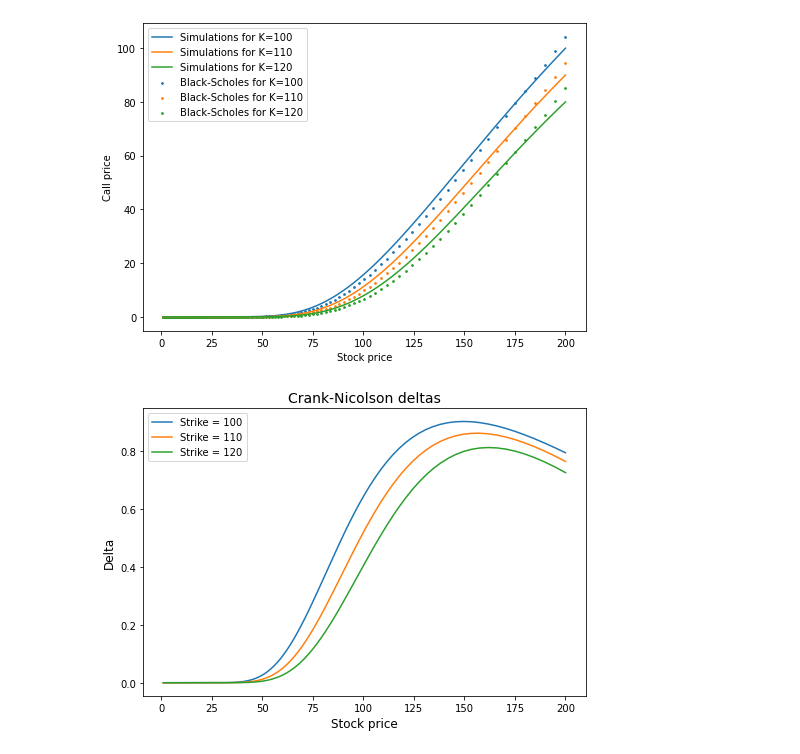
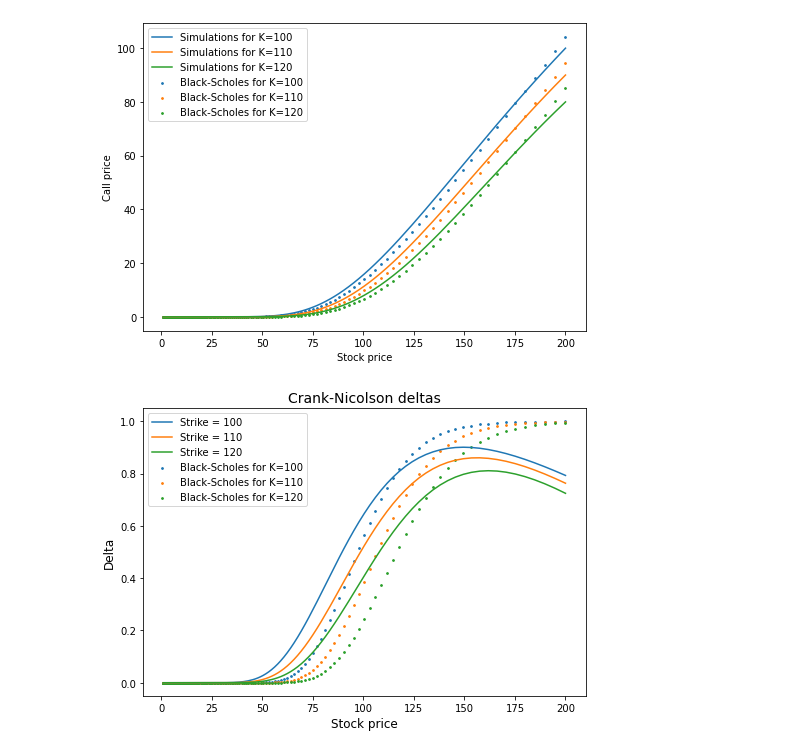
Before and after one commit to WillemJan9519/SPFDM3, a Jupyter notebook: SPFDM 3.ipynb, the cells around one changed output. Saved outputs shown, nothing was run; the diff lists cells and outputs as text; code cells hidden in the pictures.

Commit message:
BS deltas

```diff
--- a/SPFDM 3.ipynb
+++ b/SPFDM 3.ipynb
@@ -79,31 +79,41 @@ class FTCS():
         for t in plot_times:
             plt.plot(S,V[int(t/self.dt),:], label='Simulations for K='+str(self.K))
             V_bs = self.black_scholes(S, self.K, t, self.r, self.sigma)
             plt.scatter(S,V_bs,label='Black-Scholes for K='+str(self.K),
                     s=3)
             if t==self.dt:
                 plt.legend(fontsize=10)
         plt.xlabel('Stock price',fontsize=10)
         plt.ylabel('Call price',fontsize=10)
         plt.legend()
 
     def plot_delta(self,plot=False):
+        # numerical delta
         S,V = self.call_FTCS(self.dt,self.dx,self.t_max,self.x_max,self.r,self.sigma)
         V = V[int(1/self.dt),:]
         delta_y = np.diff(V)
         delta_x = np.diff(S)
         delta = delta_y / delta_x
+
+        # black scholes delta
+        V_bs = self.black_scholes(S, self.K, t, self.r, self.sigma)
+        delta_y_bs = np.diff(V_bs)
+        delta_bs = delta_y_bs / delta_x
+
+        # plot delta's
         plt.plot(S[:-1]+np.diff(S),delta,label='Strike = '+str(self.K))
+        plt.scatter(S[:-1]+np.diff(S),delta_bs,label='Black-Scholes for K='+str(self.K),
+                    s=3)
         plt.xlabel('Stock price',fontsize=12)
         plt.ylabel('Delta',fontsize=12)
         # plt.axis([0,np.exp(x_max),0,V[0]])
         plt.title('Crank-Nicolson deltas',fontsize=14)
         plt.legend()
 
 
 
 
 FTCSengine=FTCS([100,110,120])
 # %% [output]
 [figure]
-[figure, old version]
+[figure, new version]
```
Also changed, not shown: parts of 3 cells of this notebook.
